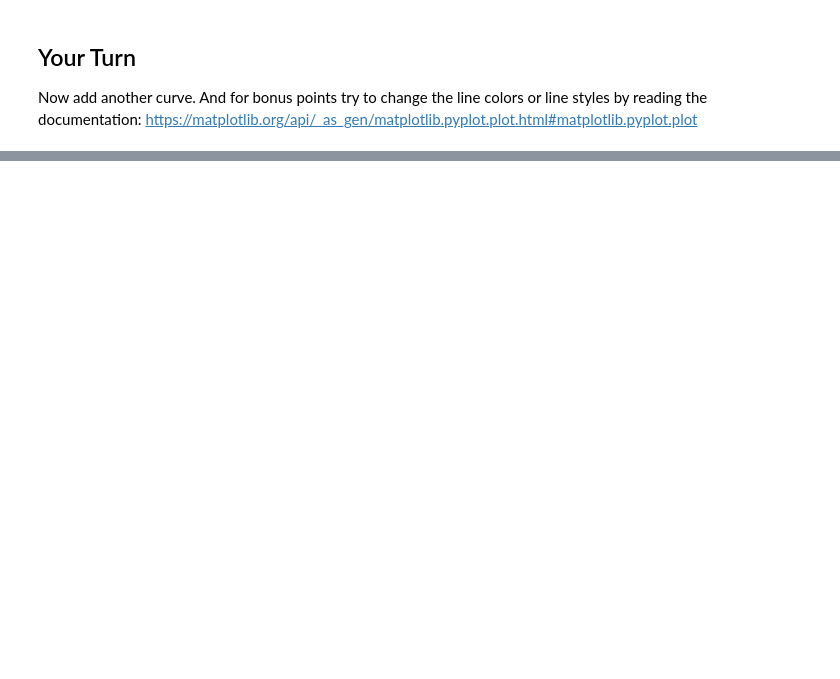
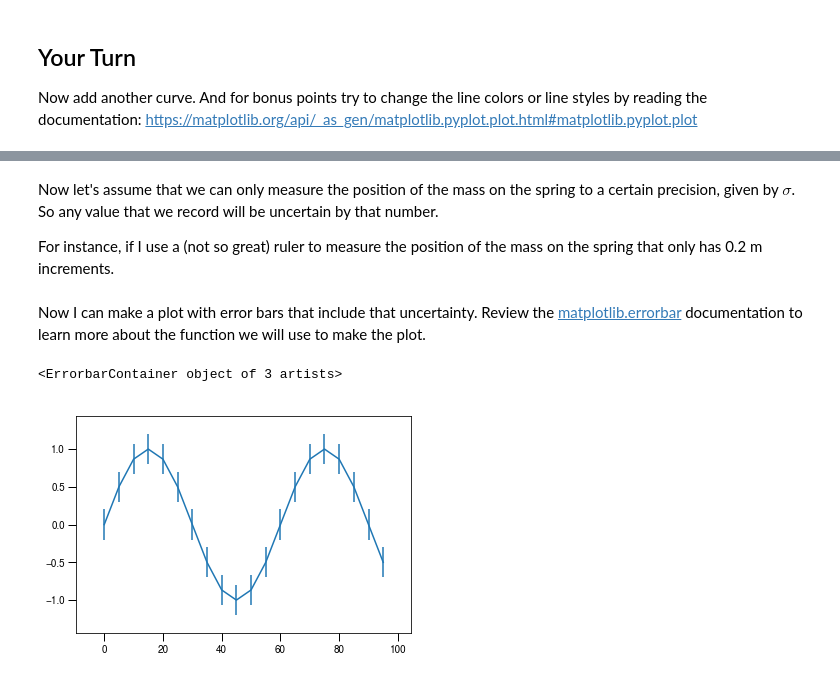
Before and after one commit to swissel/ComputationalWorkshops, a Jupyter notebook: 2 - make plots.ipynb, the cells around one changed output, grey strips where cells are left out. Cells and saved outputs as stored; diff of their text form; code cells hidden in the pictures; blank space fills up the shorter version.

```diff
--- a/2 - make plots.ipynb
+++ b/2 - make plots.ipynb
@@ -113,0 +148,19 @@ https://matplotlib.org/api/_as_gen/matplotlib.pyplot.plot.html#matplotlib.pyplot
+# %%
+t = np.arange( 0, 100, 5) # seconds
+amplitude = 1.0 # meters
+omega = np.pi/30. # radians/second
+
+x = amplitude * np.sin(omega * t)
+# %% [markdown]
+Now let's assume that we can only measure the position of the mass on the spring to a certain precision, given by $\sigma$. So any value that we record will be uncertain by that number.
+
+For instance, if I use a (not so great) ruler to measure the position of the mass on the spring that only has 0.2 m increments.
+# %%
+sigma = 0.2 # meters
+# %% [markdown]
+Now I can make a plot with error bars that include that uncertainty. Review the [matplotlib.errorbar](https://matplotlib.org/api/_as_gen/matplotlib.pyplot.errorbar.html) documentation to learn more about the function we will use to make the plot.
+# %%
+plt.errorbar(t,x,yerr=sigma)
+# %% [output]
+<ErrorbarContainer object of 3 artists>
+[figure, added]
```
Also changed, not shown: parts of 17 cells of this notebook.
